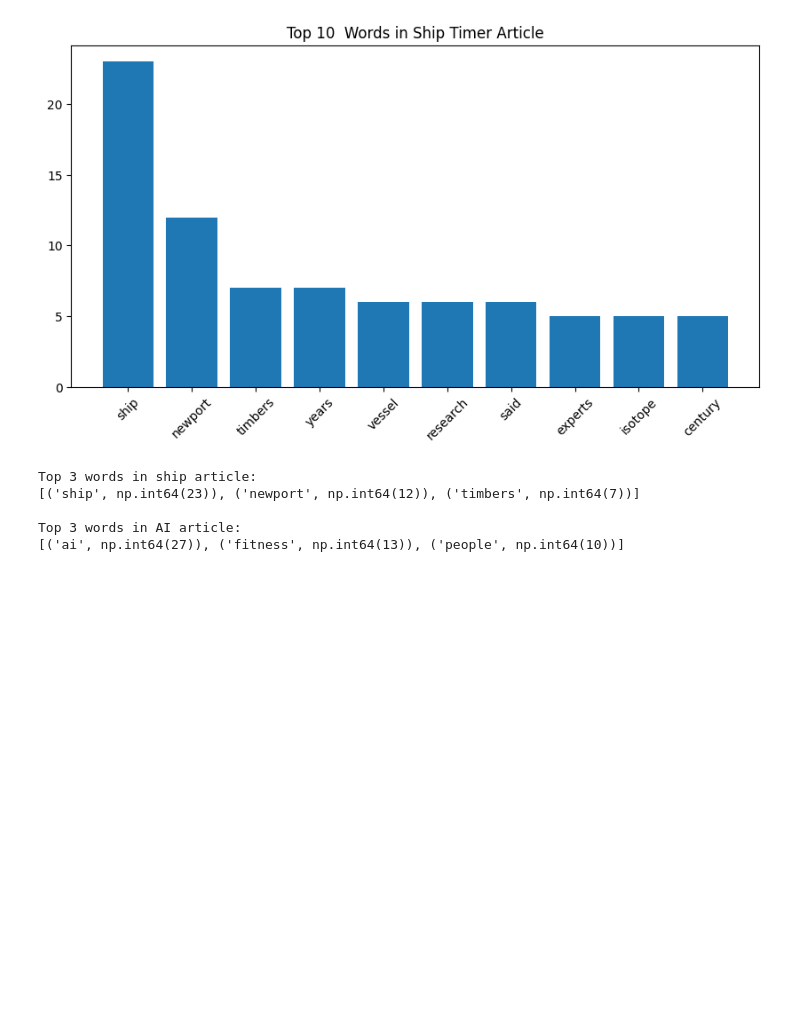
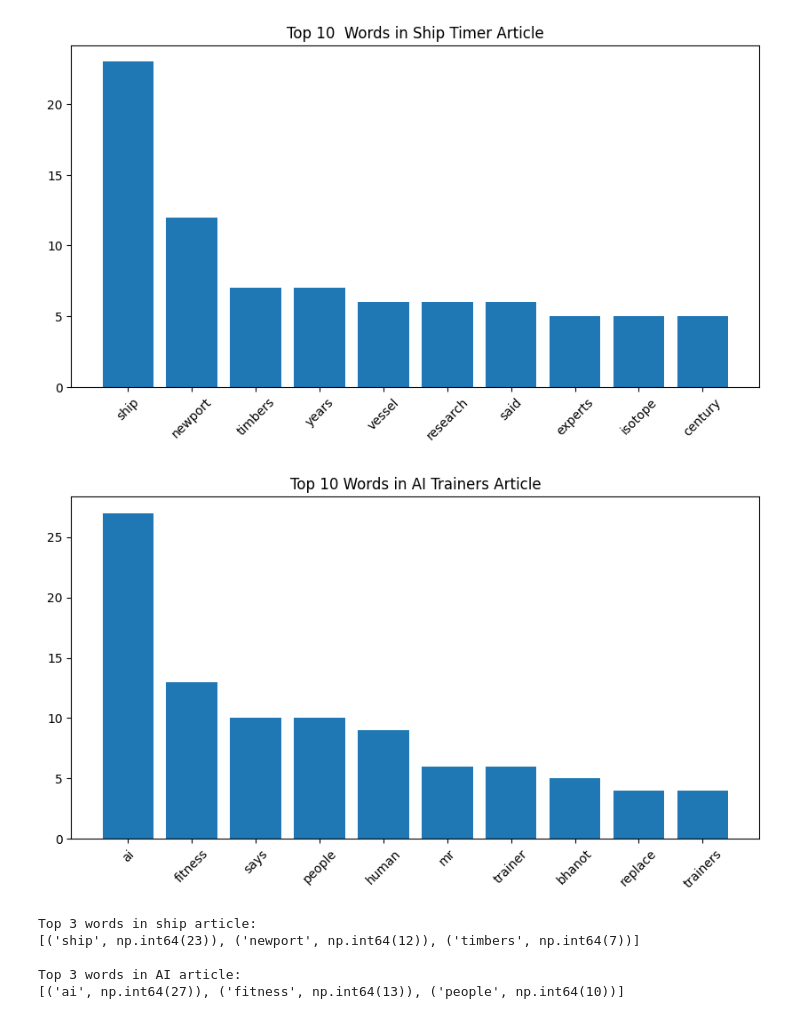
Before and after one commit to safoolady23-wq/AIN-SA2-PartB, a Jupyter notebook: AIN_SA2_PartB.ipynb, the cells around one changed output. Drawn from its saved outputs; the diff is of its cells as text; code cells hidden in the pictures; blank space fills up the shorter version.

```diff
--- a/AIN_SA2_PartB.ipynb
+++ b/AIN_SA2_PartB.ipynb
@@ -113,6 +113,16 @@ plt.xticks(rotation=45)
 plt.show()
 # %% [output]
 [figure]
+# %%
+words, counts = zip(*ai_top)
+
+plt.figure(figsize=(10,5))
+plt.bar(words, counts)
+plt.title("Top 10 Words in AI Trainers Article")
+plt.xticks(rotation=45)
+plt.show()
+# %% [output]
+[figure, added]
 # %%
 def plot_top_words(top_words, title):
     """Plot a bar chart of the top words."""
```
